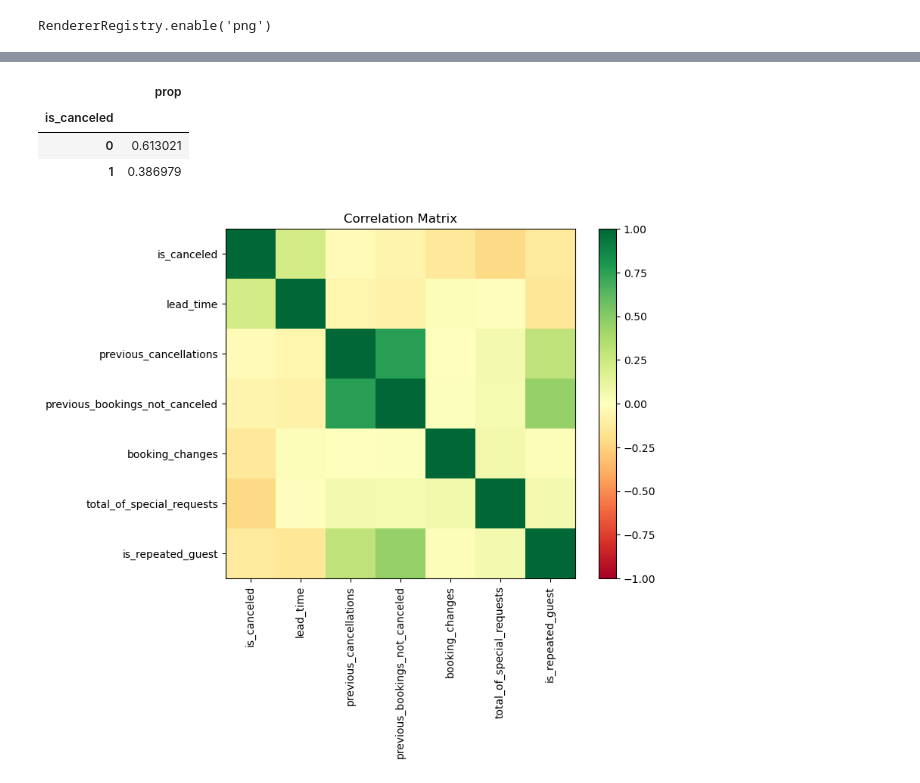
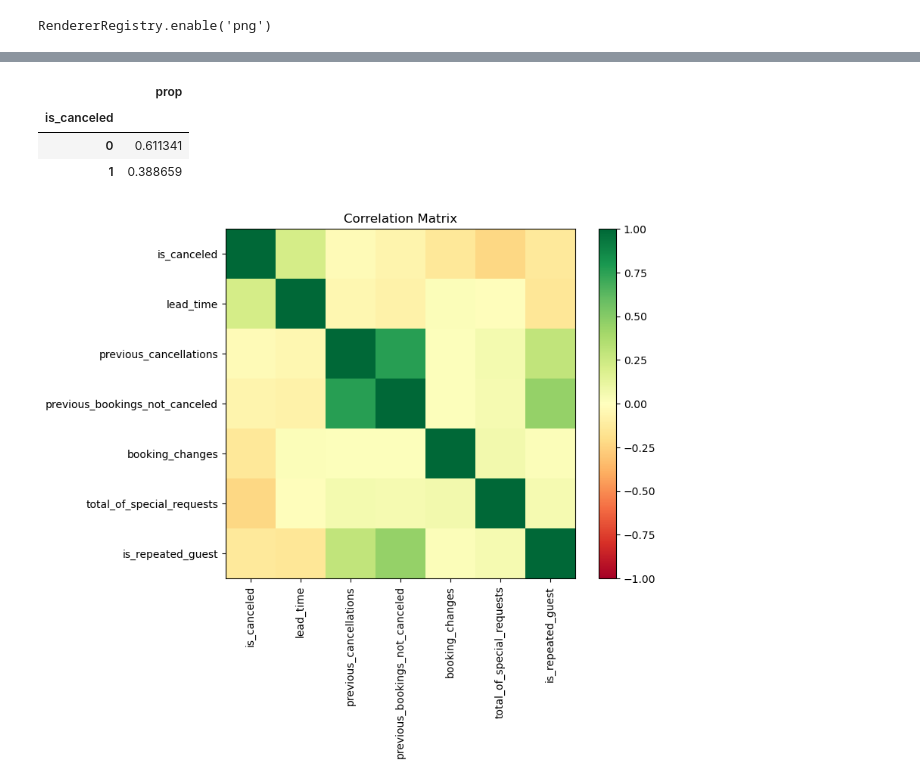
Before and after one commit to ahass9/DSCI-522-Group-Project, a Jupyter notebook: analysis.ipynb, the cells around one changed output, grey strips where cells are left out. Cells and saved outputs as stored; diff of their text form; code cells hidden in the pictures.

```diff
--- a/analysis.ipynb
+++ b/analysis.ipynb
@@ -58,0 +90,4 @@ memory usage: 29.1+ MB
+# %%
+#now that we don't need the year column, we can drop it
+hotel_data_cleaned = data_2017.drop(columns=['arrival_date_year'])
+hotel_data_cleaned
@@ -58,0 +132,5 @@ memory usage: 29.1+ MB
+# %%
+from sklearn.model_selection import train_test_split
+
+train_df, test_df = train_test_split(
+    hotel_data_cleaned, test_size=0.3, random_state=123)
@@ -142,11 +159,11 @@ hotel_data_cleaned
 # %%
 #Examining target variable distribution
-target_df = pd.DataFrame(hotel_data_cleaned["is_canceled"].value_counts(normalize=True).rename("prop"))
+target_df = pd.DataFrame(train_df["is_canceled"].value_counts(normalize=True).rename("prop"))
 target_df
 # %% [output]
 |  | prop |
 | is_canceled |  |
-| 0 | 0.613021 |
-| 1 | 0.386979 |
+| 0 | 0.611341 |
+| 1 | 0.388659 |
 # %%
 #Examining multicollinearity between predictor variables
```
Also changed, not shown: parts of 37 cells of this notebook.
